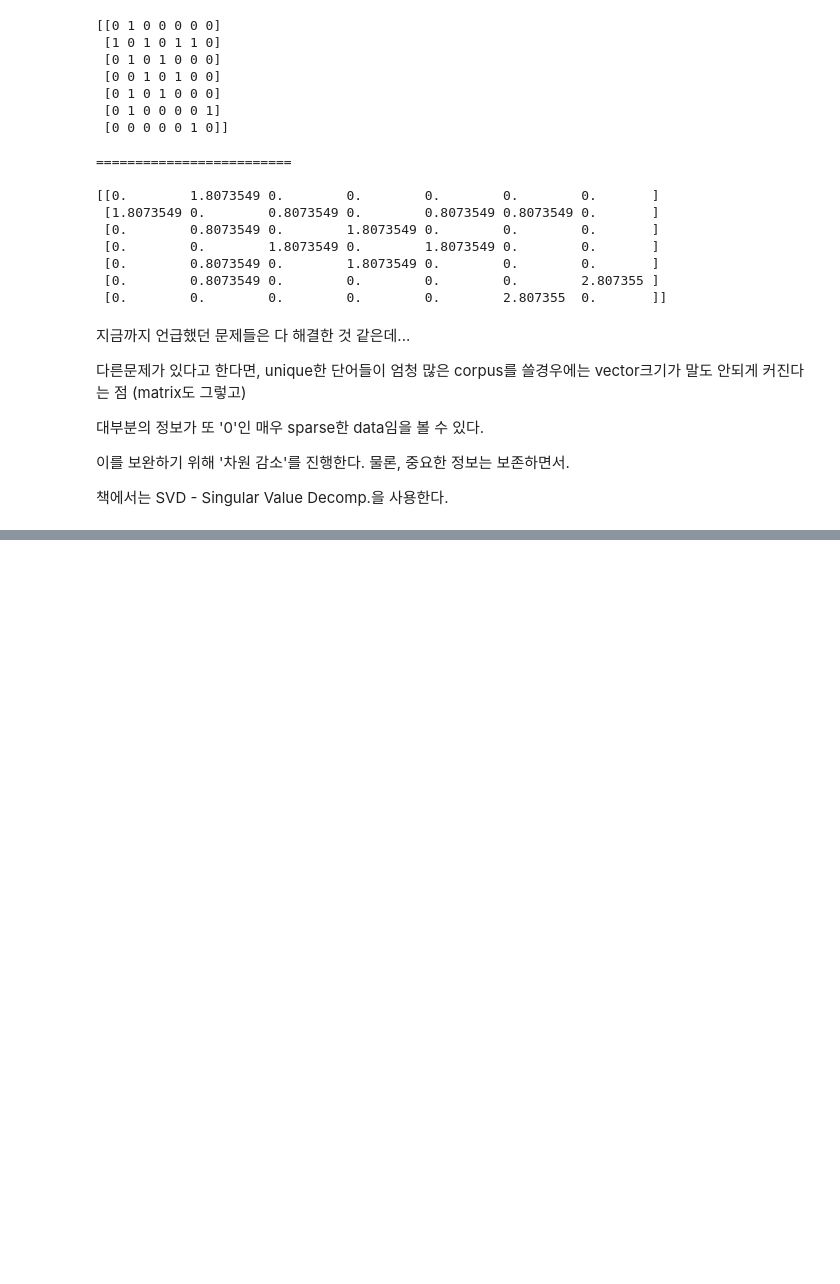
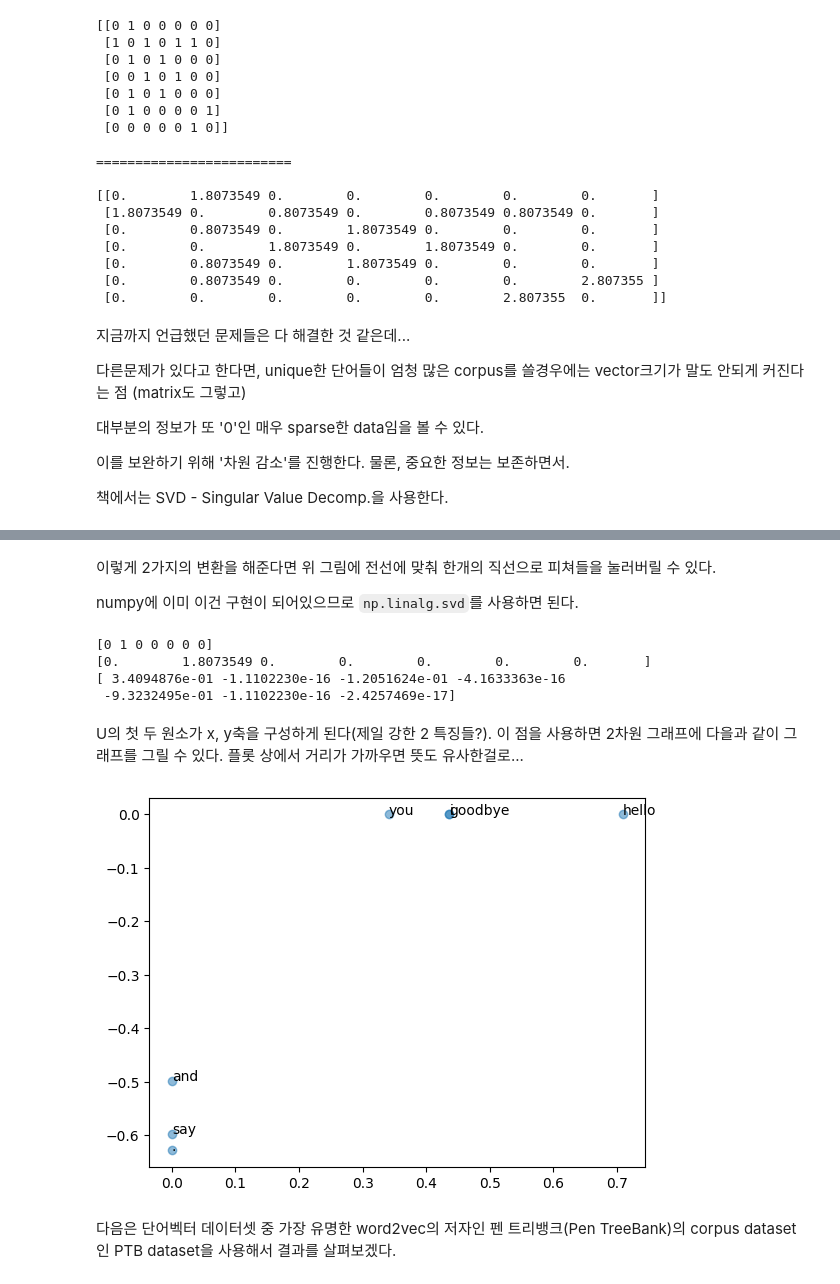
Before and after one commit to maxjo020418/DaeNaMu, a Jupyter notebook: DL_from_scratch_1n2/W12.ipynb, the cells around one changed output, grey strips where cells are left out. Cells and saved outputs as stored; diff of their text form; code cells hidden in the pictures; blank space fills up the shorter version.

```diff
--- a/DL_from_scratch_1n2/W12.ipynb
+++ b/DL_from_scratch_1n2/W12.ipynb
@@ -394,0 +401,29 @@ print(W)
+# %% [markdown]
+이렇게 2가지의 변환을 해준다면 위 그림에 전선에 맞춰 한개의 직선으로 피쳐들을 눌러버릴 수 있다.
+
+numpy에 이미 이건 구현이 되어있으므로 `np.linalg.svd`를 사용하면 된다.
+# %%
+print(cm[0])    # 동시발생
+print(W[0])     # PPMI 행렬
+
+U, S, V = np.linalg.svd(W)
+print(U[0])     # SVD 행렬
+# %% [output]
+[0 1 0 0 0 0 0]
+[0.        1.8073549 0.        0.        0.        0.        0.       ]
+[ 3.4094876e-01 -1.1102230e-16 -1.2051624e-01 -4.1633363e-16
+ -9.3232495e-01 -1.1102230e-16 -2.4257469e-17]
+# %% [markdown]
+U의 첫 두 원소가 x, y축을 구성하게 된다(제일 강한 2 특징들?). 이 점을 사용하면 2차원 그래프에 다을과 같이 그래프를 그릴 수 있다. 플롯 상에서 거리가 가까우면 뜻도 유사한걸로...
+# %%
+import matplotlib.pyplot as plt
+
+for word, word_id in w2i.items():
+    plt.annotate(word, (U[word_id, 0], U[word_id, 1]))
+
+plt.scatter(U[:, 0], U[:, 1], alpha=0.5)
+plt.show()
+# %% [output]
+[figure, added]
+# %% [markdown]
+다음은 단어벡터 데이터셋 중 가장 유명한 word2vec의 저자인 펜 트리뱅크(Pen TreeBank)의 corpus dataset인 PTB dataset을 사용해서 결과를 살펴보겠다.
```
Also changed, not shown: parts of 7 cells of this notebook, 5 other files.
